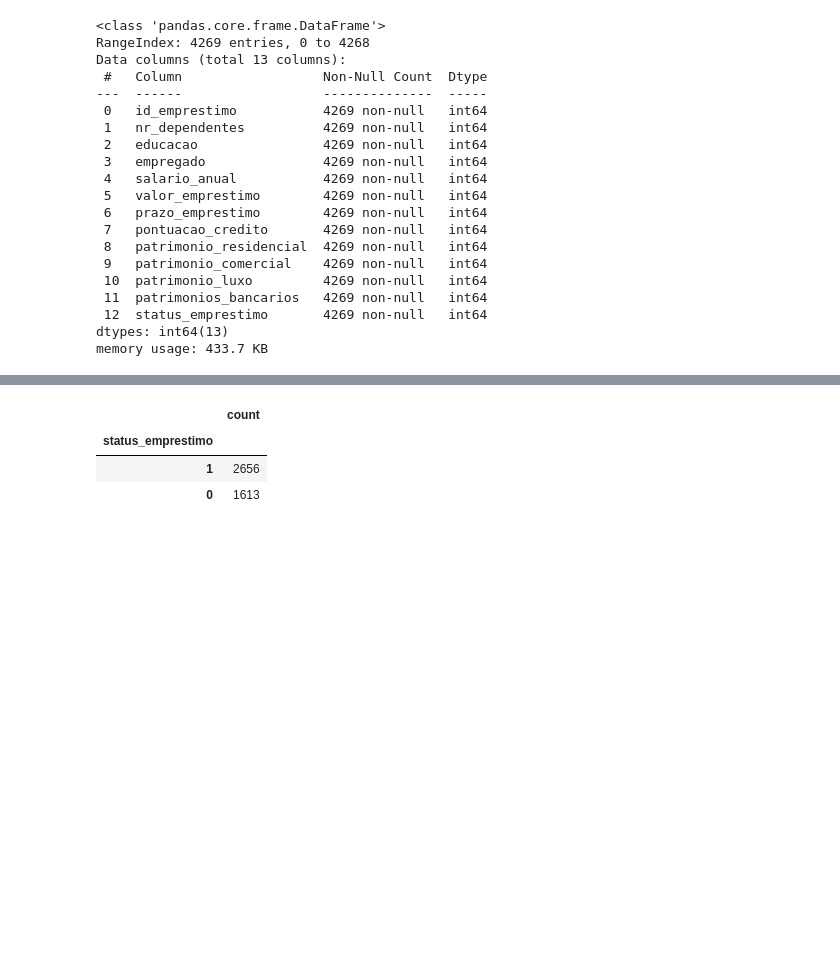
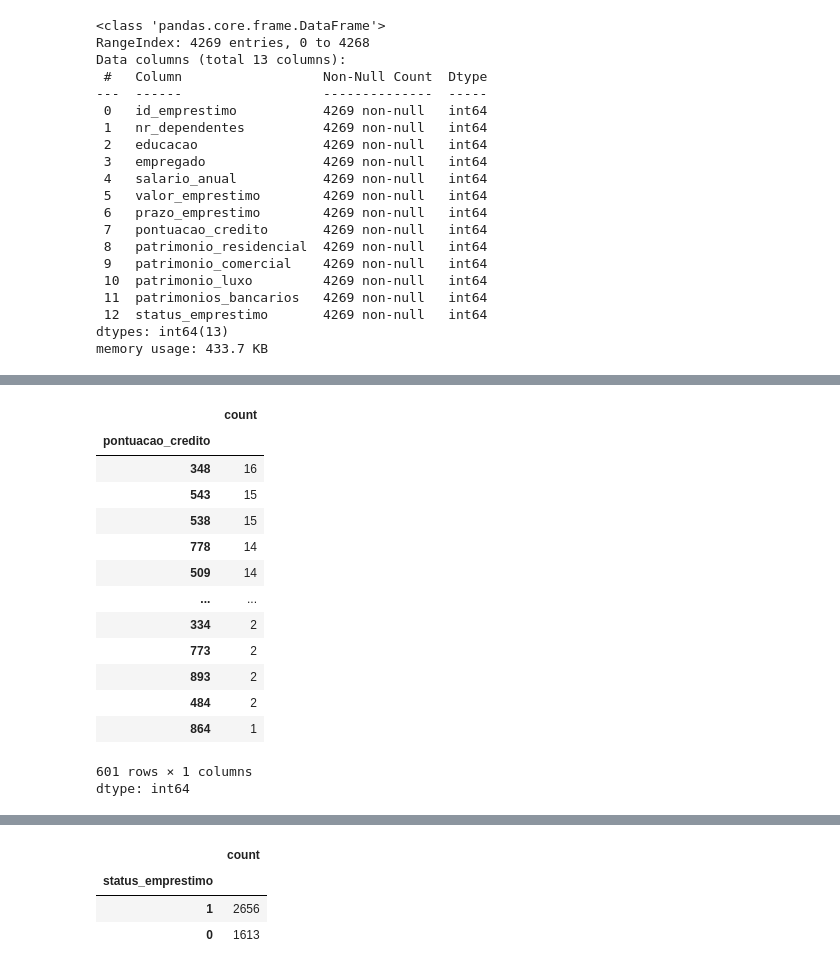
Before and after one commit to dayviddouglas/arvore_decisao_aprovacao_emprestimos, a Jupyter notebook: main.ipynb, the cells around one changed output, grey strips where cells are left out. Cells and saved outputs as stored; diff of their text form; code cells hidden in the pictures; blank space fills up the shorter version.

```diff
--- a/main.ipynb
+++ b/main.ipynb
@@ -154,0 +244,5 @@ memory usage: 433.7 KB
+# %%
+dados_Atualizados.loc[(dados_Atualizados['valor_emprestimo'] >= 300000) & (dados_Atualizados['valor_emprestimo'] <= 7200000), 'valor_emprestimo'] = 1
+dados_Atualizados.loc[(dados_Atualizados['valor_emprestimo'] > 7200000) & (dados_Atualizados['valor_emprestimo'] <= 13700000), 'valor_emprestimo'] = 2
+dados_Atualizados.loc[(dados_Atualizados['valor_emprestimo'] > 13700000) & (dados_Atualizados['valor_emprestimo'] <= 20100000), 'valor_emprestimo'] = 3
+dados_Atualizados.loc[(dados_Atualizados['valor_emprestimo'] > 20100000) & (dados_Atualizados['valor_emprestimo'] <= 39500000), 'valor_emprestimo'] = 4
@@ -154,0 +265,24 @@ memory usage: 433.7 KB
+# %%
+dados_Atualizados.loc[(dados_Atualizados['prazo_emprestimo'] >= 2) & (dados_Atualizados['prazo_emprestimo'] <= 4), 'prazo_emprestimo'] = 1
+dados_Atualizados.loc[(dados_Atualizados['prazo_emprestimo'] >= 6) & (dados_Atualizados['prazo_emprestimo'] <= 8), 'prazo_emprestimo'] = 2
+dados_Atualizados.loc[(dados_Atualizados['prazo_emprestimo'] >= 10) & (dados_Atualizados['prazo_emprestimo'] <= 12), 'prazo_emprestimo'] = 3
+dados_Atualizados.loc[(dados_Atualizados['prazo_emprestimo'] >= 14) & (dados_Atualizados['prazo_emprestimo'] <= 16), 'prazo_emprestimo'] = 4
+dados_Atualizados.loc[(dados_Atualizados['prazo_emprestimo'] >= 18) & (dados_Atualizados['prazo_emprestimo'] <= 20), 'prazo_emprestimo'] = 5
+# %%
+dados_Atualizados['pontuacao_credito'].value_counts()
+# %% [output]
+|  | count |
+| pontuacao_credito |  |
+| 348 | 16 |
+| 543 | 15 |
+| 538 | 15 |
+| 778 | 14 |
+| 509 | 14 |
+| ... | ... |
+| 334 | 2 |
+| 773 | 2 |
+| 893 | 2 |
+| 484 | 2 |
+| 864 | 1 |
+601 rows × 1 columns
+dtype: int64
```
Also changed, not shown: parts of 20 cells of this notebook.
